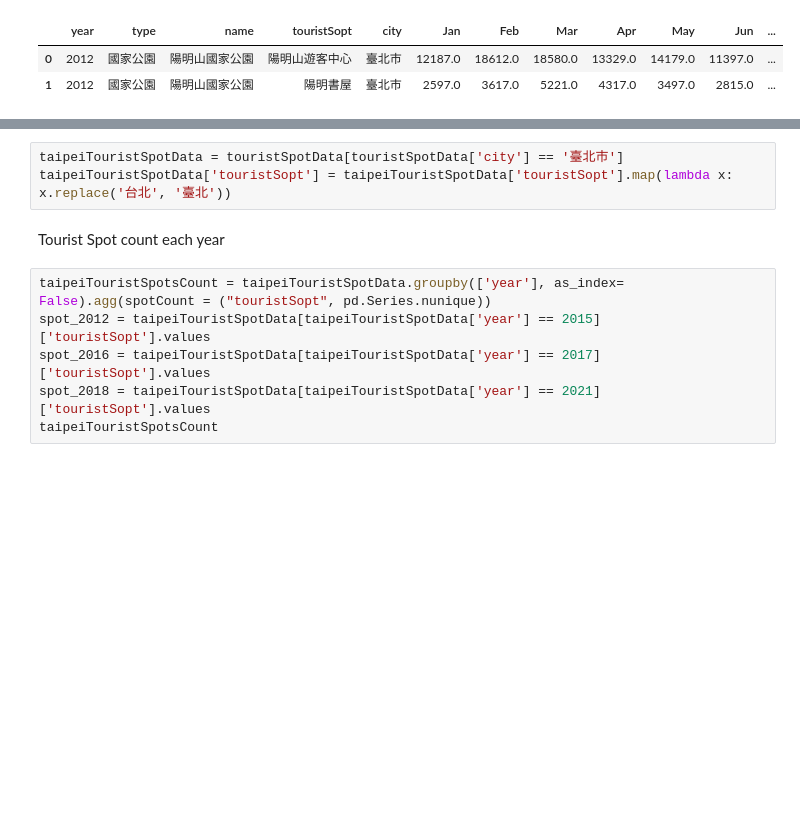
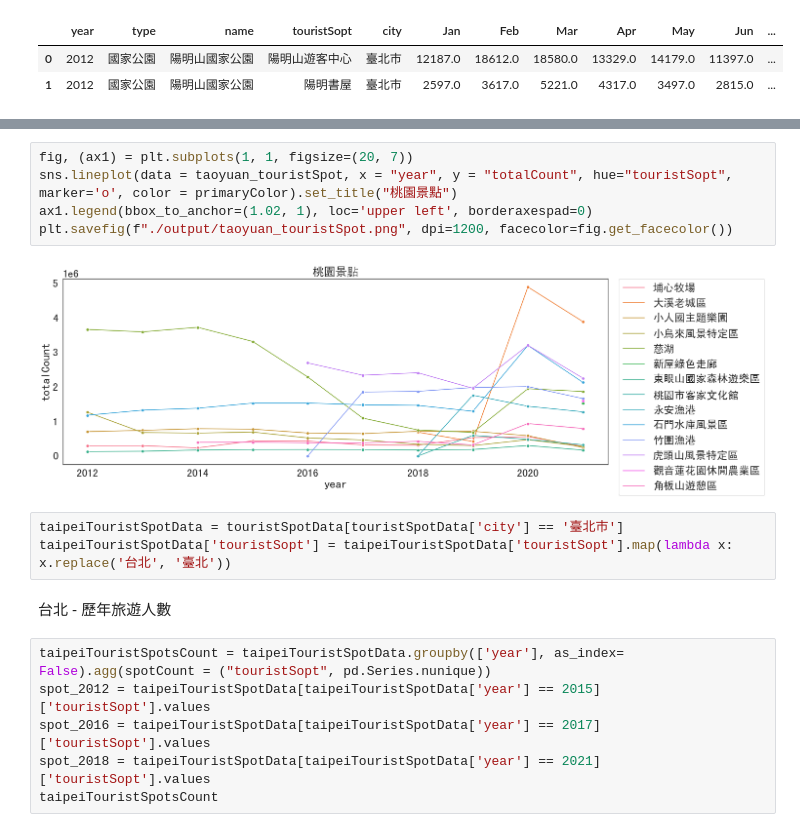
Before and after one commit to Jasmine-fe/DataAnalysis_TaipeiTouristSpot, a Jupyter notebook: TaipeiTouristSpot.ipynb, the cells around one changed output, grey strips where cells are left out. Saved outputs shown, nothing was run; the diff lists cells and outputs as text; blank space fills up the shorter version.

```diff
--- a/TaipeiTouristSpot.ipynb
+++ b/TaipeiTouristSpot.ipynb
@@ -25,8 +69,15 @@ touristSpotData.head(2)
+# %%
+fig, (ax1) = plt.subplots(1, 1, figsize=(20, 7))
+sns.lineplot(data = taoyuan_touristSpot, x = "year", y = "totalCount", hue="touristSopt",  marker='o', color = primaryColor).set_title("桃園景點")
+ax1.legend(bbox_to_anchor=(1.02, 1), loc='upper left', borderaxespad=0)
+plt.savefig(f"./output/taoyuan_touristSpot.png", dpi=1200, facecolor=fig.get_facecolor())
+# %% [output]
+[figure, added]
 # %%
 taipeiTouristSpotData = touristSpotData[touristSpotData['city'] == '臺北市']
 taipeiTouristSpotData['touristSopt'] = taipeiTouristSpotData['touristSopt'].map(lambda x: x.replace('台北', '臺北'))
-# %% [markdown]
-Tourist Spot count each year
+# %% [markdown]
+台北  - 歷年旅遊人數
 # %%
 taipeiTouristSpotsCount = taipeiTouristSpotData.groupby(['year'], as_index= False).agg(spotCount = ("touristSopt", pd.Series.nunique))
 spot_2012 = taipeiTouristSpotData[taipeiTouristSpotData['year'] == 2015]['touristSopt'].values
```
Also changed, not shown: parts of 11 cells of this notebook.
